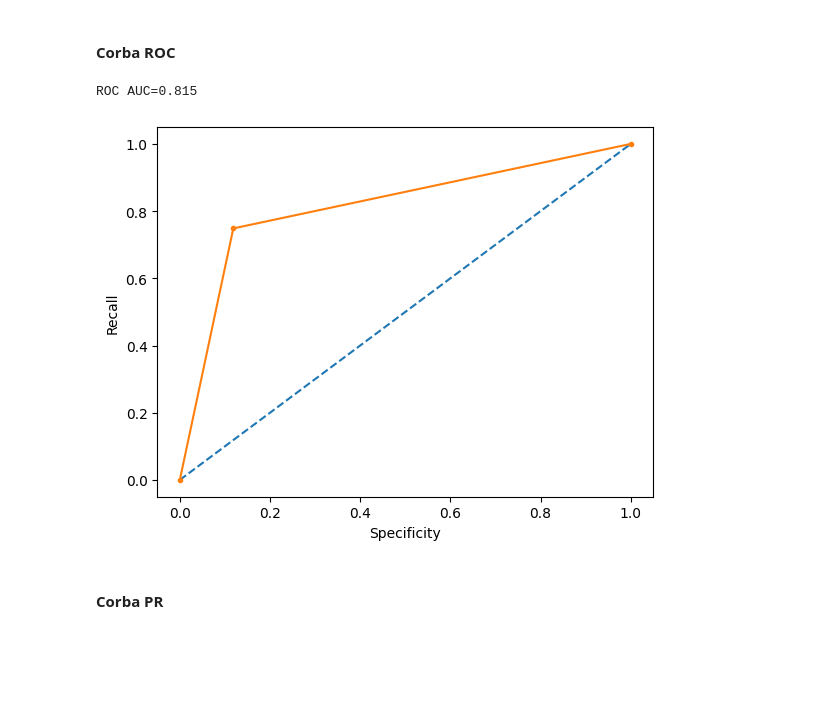
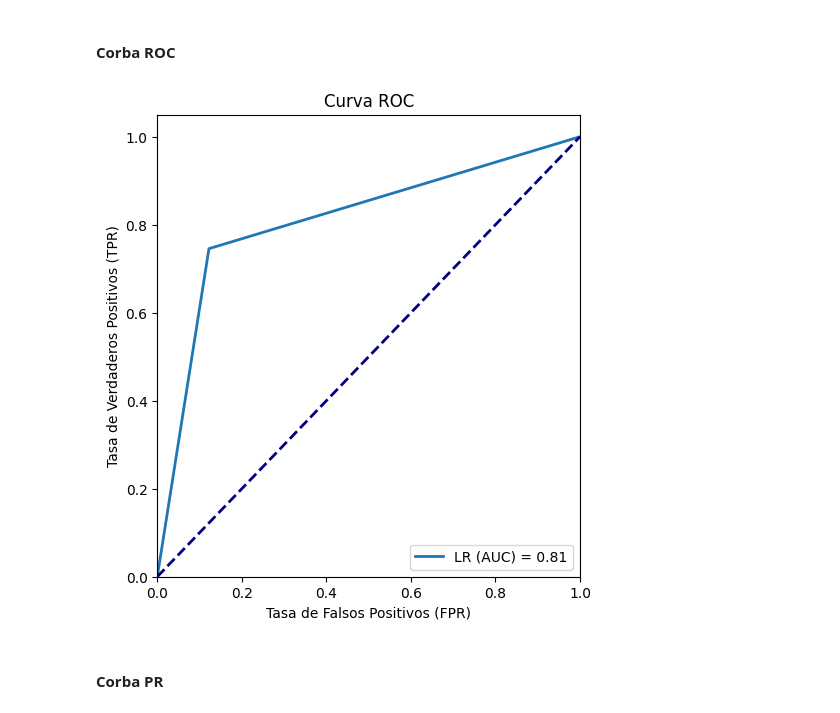
Before and after one commit to Janpb1/APC-TITANIC, a Jupyter notebook: EntregaPractica.ipynb, the cells around one changed output. Cells and saved outputs as stored; diff of their text form; code cells hidden in the pictures; blank space fills up the shorter version.

```diff
--- a/EntregaPractica.ipynb
+++ b/EntregaPractica.ipynb
@@ -658,10 +620,45 @@ def print_PR_curve(y, y_pred):
+# %%
+def print_ROC_curve(y ,y_preds, classifier):
+    plt.figure(figsize=(12, 6))
+
+    for model_name, y_scores in zip(classifier.keys(), y_preds):
+        fpr, tpr, thresholds_roc = roc_curve(y, y_scores)
+        roc_auc = auc(fpr, tpr)
+        plt.subplot(1, 2, 1)
+        plt.plot(fpr, tpr, lw=2, label=f'{model_name} (AUC) = {roc_auc:.2f}')
+
+    plt.plot([0, 1], [0, 1], color='navy', lw=2, linestyle='--')
+    plt.xlim([0.0, 1.0])
+    plt.ylim([0.0, 1.05])
+    plt.xlabel('Tasa de Falsos Positivos (FPR)')
+    plt.ylabel('Tasa de Verdaderos Positivos (TPR)')
+    plt.title('Curva ROC')
+    plt.legend(loc='lower right')
+
+    plt.show()
+
+
+def print_PR_curve(y, y_preds, classifiers):
+    plt.figure(figsize=(8, 6))
+
+    for model_name, y_scores in zip(classifiers.keys(), y_preds):
+        precision, recall, thresholds = precision_recall_curve(y, y_scores)
+        auc_score = auc(recall, precision)
+        plt.plot(recall, precision, marker='.', label=f'{model_name} (AUC = {auc_score:.2f})')
+
+    plt.plot([0, 1], [1, 0], 'k--')
+    plt.xlabel('Recall')
+    plt.ylabel('Precision')
+    plt.title('Curva de Precisión-Recall')
+    plt.legend(loc='best')
+    plt.grid(True)
+    plt.show()
 # %% [markdown]
 #### Corba ROC
 # %%
-print_ROC_curve(y, y_pred)
+print_ROC_curve(y, [y_pred], {'LR':0})
 # %% [output]
-ROC AUC=0.815
-[figure, old version]
+[figure, new version]
 # %% [markdown]
 #### Corba PR
 # %%
```
Also changed, not shown: parts of 74 cells of this notebook.
